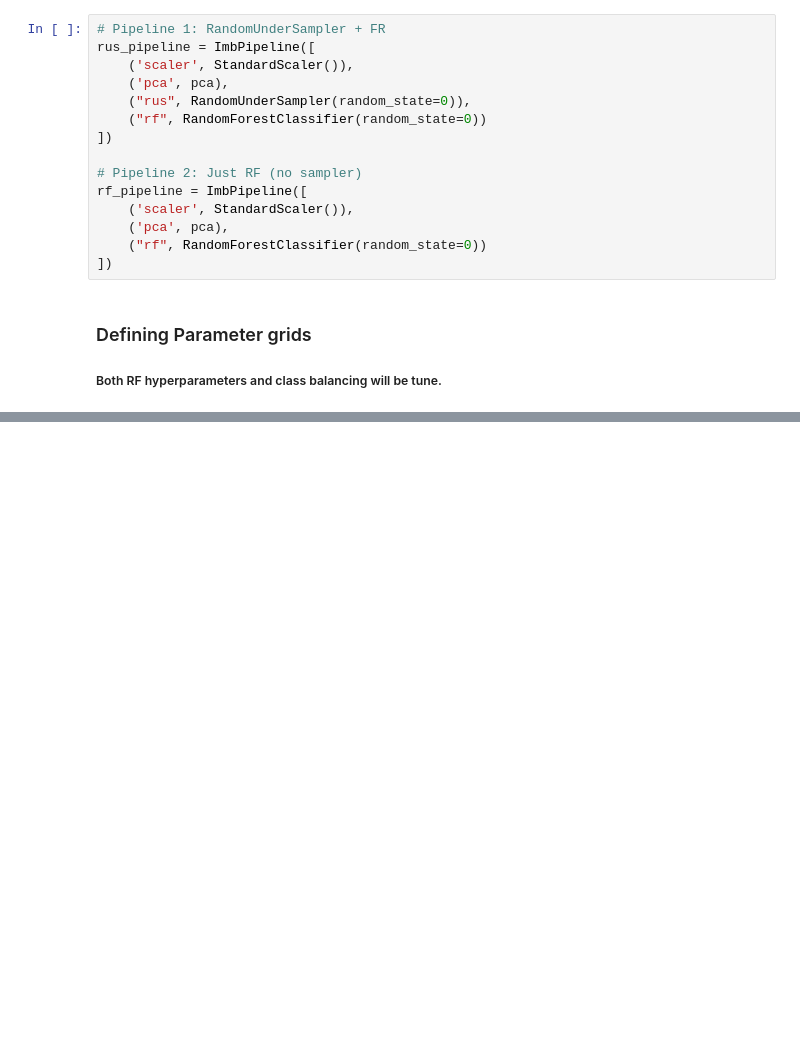
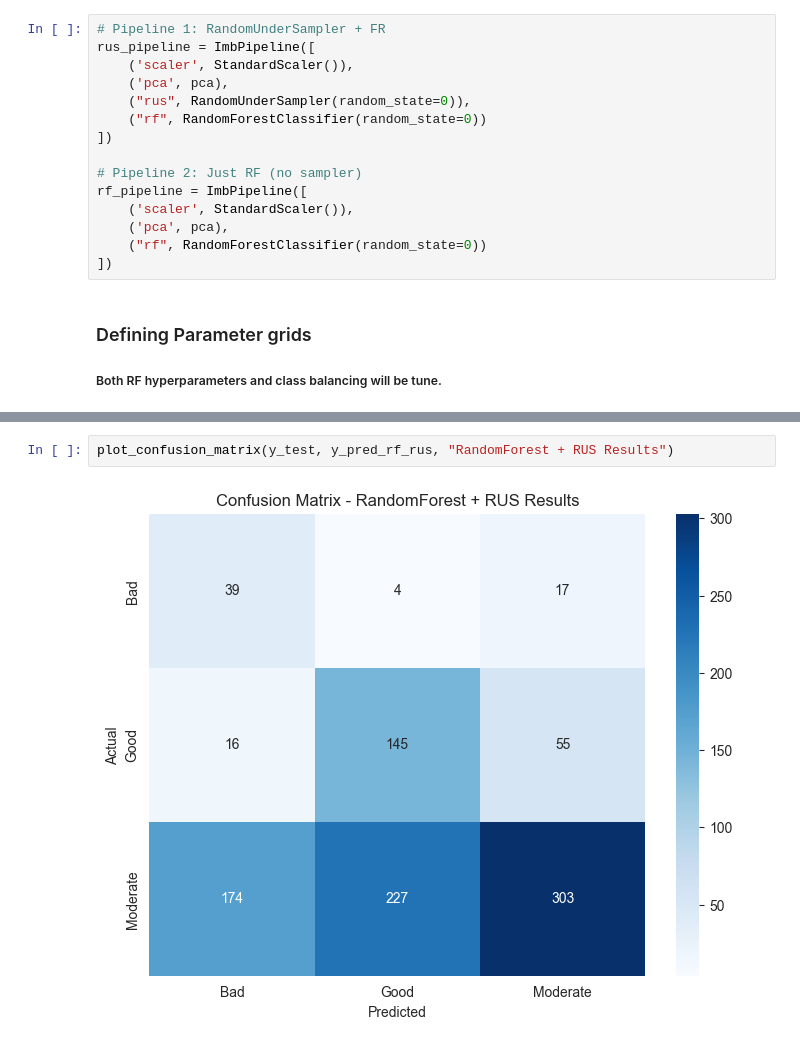
Before and after one commit to gps-stellar/Supervised-Classification-Regression, a Jupyter notebook: Winer-Recognition-Classification/Wine_Recognition_Classification.ipynb, the cells around one changed output, grey strips where cells are left out. Drawn from its saved outputs; the diff is of its cells as text; blank space fills up the shorter version.

```diff
--- a/Winer-Recognition-Classification/Wine_Recognition_Classification.ipynb
+++ b/Winer-Recognition-Classification/Wine_Recognition_Classification.ipynb
@@ -389,0 +381,4 @@ Fitting 5 folds for each of 648 candidates, totalling 3240 fits
+# %%
+plot_confusion_matrix(y_test, y_pred_rf_rus, "RandomForest + RUS Results")
+# %% [output]
+[figure, added]
```
Also changed, not shown: parts of 17 cells of this notebook.
